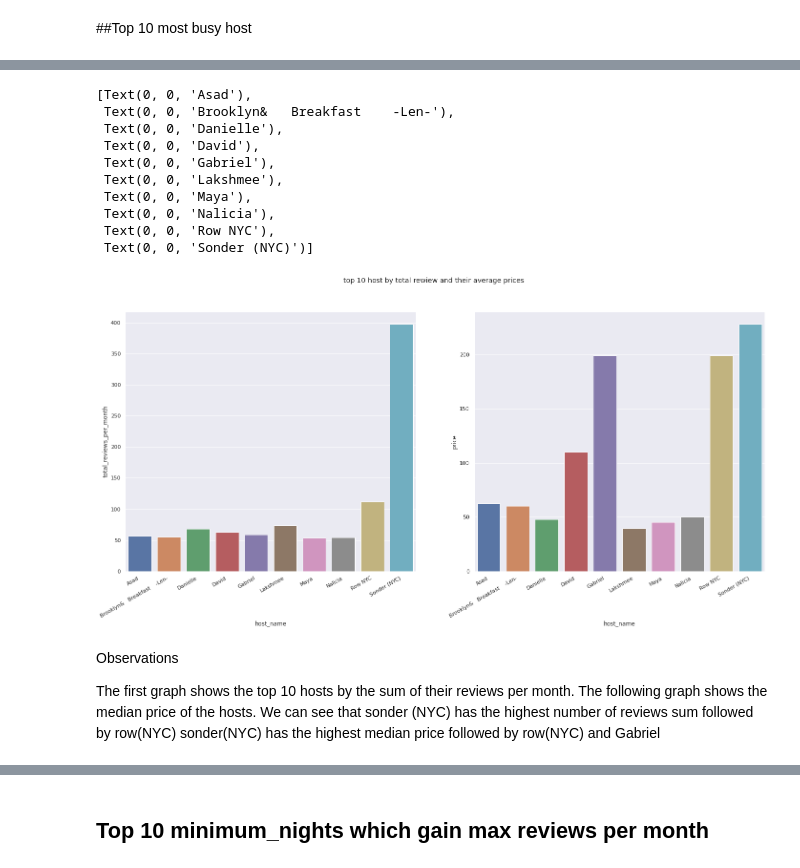
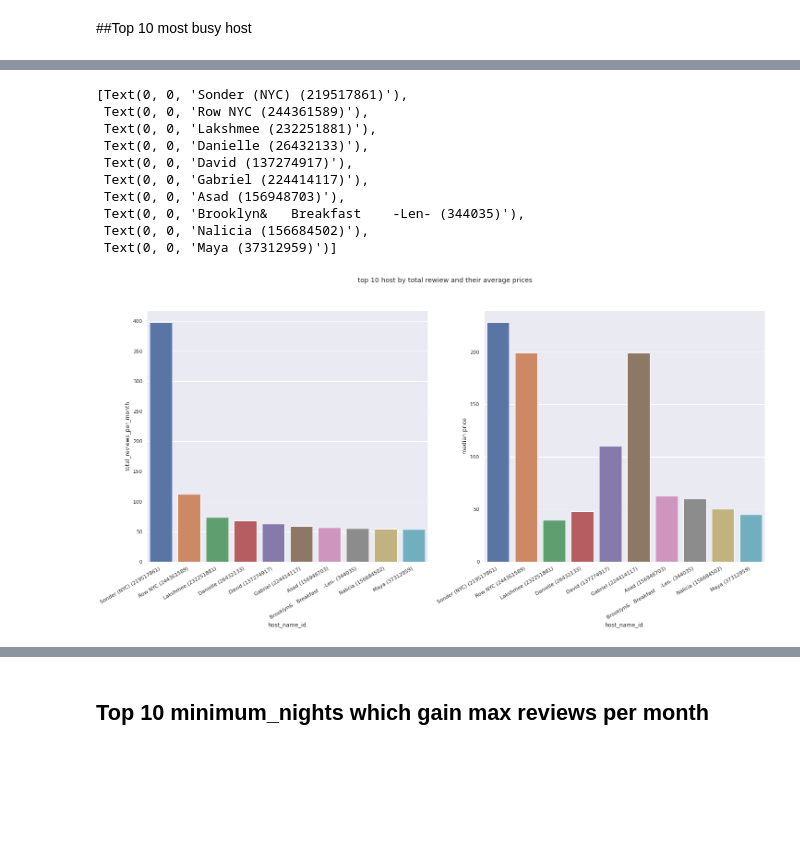
Before and after one commit to Ali-Asgar-Lakdawala/EDA-airbnb, a Jupyter notebook: Ali_Asgar_Airbnb_Bookings_Analysis_Capstone_Project.ipynb, the cells around one changed output, grey strips where cells are left out. Drawn from its saved outputs; the diff is of its cells as text; code cells hidden in the pictures; blank space fills up the shorter version.

```diff
--- a/Ali_Asgar_Airbnb_Bookings_Analysis_Capstone_Project.ipynb
+++ b/Ali_Asgar_Airbnb_Bookings_Analysis_Capstone_Project.ipynb
@@ -34,7 +35,7 @@ drive.mount('/content/drive')
 Drive already mounted at /content/drive; to attempt to forcibly remount, call drive.mount("/content/drive", force_remount=True).
 # %%
 # Define the path where data is kept
-working_directory = '/content/drive/MyDrive/Colab Notebooks/Capstone EDA/Copy of Airbnb NYC 2019.csv'
+working_directory = '/content/drive/MyDrive/Colab Notebooks/Capstone EDA/Airbnb NYC 2019.csv'
 df = pd.read_csv(working_directory)
 sns.set(rc={'figure.figsize':(16.7,8.27)})
 plt.rcParams['figure.figsize'] = [16.7,8.27]
@@ -93,6 +94,10 @@ df=df.loc[df['price']>0]
 not_avaailable_rooms_df=df.loc[df['availability_365']==0]
 #removing all the homes which are available for zero-days
 df=df.loc[df['availability_365']>0]
+#replacing nan values with blank space
+df['name'] = df['name'].fillna('')
+#converting date str to date time object
+df['last_review']=pd.to_datetime(df['last_review'])
 # %%
 df.head(1)
 # %% [output]
@@ -179,5 +165,7 @@ df.name.nunique()
 # %% [markdown]
 This column contains the name(description) of the property which the host is giving on rent by which he can draw the customer's attention.
+# %%
+df['name'] = df['name'].fillna('')
 # %%
 #Creating the text variable
 
@@ -794,8 +855,9 @@ The price of an entire home/apt is the highest followed by private and shared ro
 top_10_review_host_list=df.groupby(['host_id']).agg({'reviews_per_month':'sum','price':'median'}).sort_values('reviews_per_month',ascending=False).reset_index()[:10]['host_id'].tolist()
 # making a df for top 10 hosts
 top_10_review_host=df[df.host_id.isin(top_10_review_host_list)]
+top_10_review_host['host_name_id']=top_10_review_host['host_name']+' ('+top_10_review_host['host_id'].map(str)+')'
+top_10_review_host['neighbourhood'] = top_10_review_host['neighbourhood'] +' (' + top_10_review_host['neighbourhood_group'] + ')'
+
 #grouping the values by host name and taking total of reviews per month
-temp_top_10_review_host=top_10_review_host.groupby('host_name').agg({'reviews_per_month':'sum'}).reset_index().rename(columns={'reviews_per_month':'total_reviews_per_month'})
-
-temp_top_10_avg_price=top_10_review_host.groupby('host_name').agg({'price':'median'}).reset_index()
-#ploting a graph of host name vs total reviews per month
+temp_top_10_review_host=top_10_review_host.groupby('host_name_id').agg({'reviews_per_month':'sum','price':'median'}).sort_values('reviews_per_month',ascending=False).reset_index()
+temp_top_10_review_host=temp_top_10_review_host.rename(columns={'reviews_per_month':'total_reviews_per_month','price':'median price'})
@@ -802,25 +874,21 @@ temp_top_10_avg_price=top_10_review_host.groupby('host_name').agg({'price':'medi
 # %%
 fig, axes = plt.subplots(1,2, figsize=(24, 10))
 fig.suptitle('top 10 host by total rewiew and their average prices ')
-sns.barplot(ax=axes[0],x="host_name", y='total_reviews_per_month' ,data=temp_top_10_review_host)
+#ploting a graph of host name vs total reviews per month
+sns.barplot(ax=axes[0],x="host_name_id", y='total_reviews_per_month' ,data=temp_top_10_review_host)
 axes[0].set_xticklabels(axes[0].get_xticklabels(), rotation=30, ha='right')
-sns.barplot(ax=axes[1],x='host_name',y='price',data=temp_top_10_avg_price)
+#ploting a graph of host name vs  median price
+sns.barplot(ax=axes[1],x='host_name_id',y='median price',data=temp_top_10_review_host)
 axes[1].set_xticklabels(axes[0].get_xticklabels(), rotation=30, ha='right')
 # %% [output]
-[Text(0, 0, 'Asad'),
- Text(0, 0, 'Brooklyn&   Breakfast    -Len-'),
- Text(0, 0, 'Danielle'),
- Text(0, 0, 'David'),
- Text(0, 0, 'Gabriel'),
- Text(0, 0, 'Lakshmee'),
- Text(0, 0, 'Maya'),
- Text(0, 0, 'Nalicia'),
- Text(0, 0, 'Row NYC'),
- Text(0, 0, 'Sonder (NYC)')]
+[Text(0, 0, 'Sonder (NYC) (219517861)'),
+ Text(0, 0, 'Row NYC (244361589)'),
+ Text(0, 0, 'Lakshmee (232251881)'),
+ Text(0, 0, 'Danielle (26432133)'),
+ Text(0, 0, 'David (137274917)'),
+ Text(0, 0, 'Gabriel (224414117)'),
+ Text(0, 0, 'Asad (156948703)'),
+ Text(0, 0, 'Brooklyn&   Breakfast    -Len- (344035)'),
+ Text(0, 0, 'Nalicia (156684502)'),
+ Text(0, 0, 'Maya (37312959)')]
-[figure, old version]
+[figure, new version]
-# %% [markdown]
-Observations
-
-The first graph shows the top 10 hosts by the sum of their reviews per month. The following graph shows the median price of the hosts.
-We can see that sonder (NYC) has the highest number of reviews sum followed by row(NYC)
-sonder(NYC) has the highest median price followed by row(NYC) and Gabriel
```
Also changed, not shown: parts of 54 cells of this notebook.
